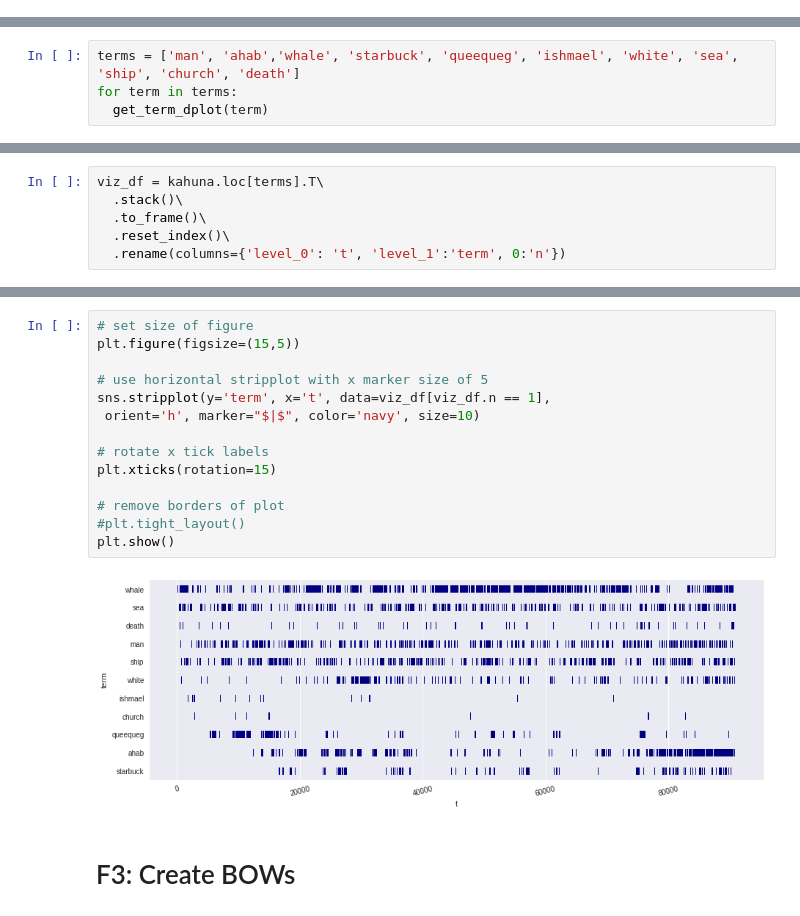
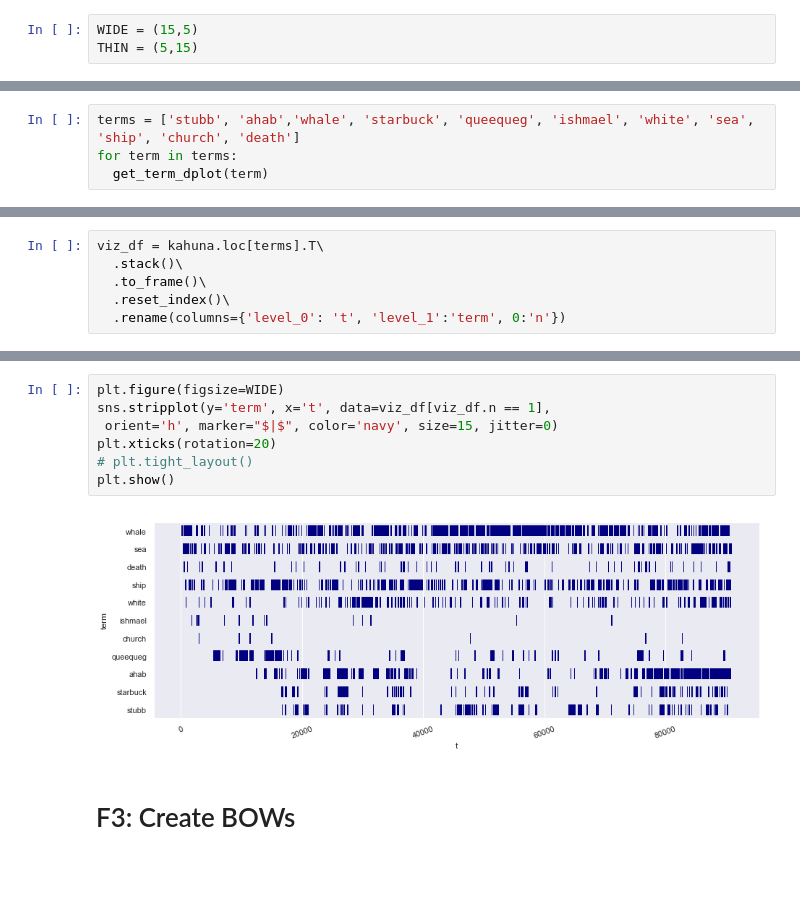
Before and after one commit to ontoligent-design/DS5559, a Jupyter notebook: first_foray.ipynb, the cells around one changed output, grey strips where cells are left out. Cells and saved outputs as stored; diff of their text form; blank space fills up the shorter version.

```diff
--- a/first_foray.ipynb
+++ b/first_foray.ipynb
@@ -8,3 +10,6 @@
+# %%
+WIDE = (15,5)
+THIN = (5,15)
 # %% [markdown]
 # Imports
 # %%
@@ -351,7 +354,7 @@ def get_term_dplot(term, figsize=(15,.5)):
   kahuna.loc[term].plot(figsize=figsize)
   plt.show()
 # %%
-terms = ['man', 'ahab','whale', 'starbuck', 'queequeg', 'ishmael', 'white', 'sea', 'ship', 'church', 'death']
+terms = ['stubb', 'ahab','whale', 'starbuck', 'queequeg', 'ishmael', 'white', 'sea', 'ship', 'church', 'death']
 for term in terms:
   get_term_dplot(term)
 # %% [output]
@@ -388,19 +391,12 @@ viz_df[viz_df.n > 0].sample(5)
 # %%
-# set size of figure
-plt.figure(figsize=(15,5))
-
-# use horizontal stripplot with x marker size of 5
+plt.figure(figsize=WIDE)
 sns.stripplot(y='term', x='t', data=viz_df[viz_df.n == 1],
- orient='h', marker="$|$", color='navy', size=10)
-
-# rotate x tick labels
-plt.xticks(rotation=15)
-
-# remove borders of plot
-#plt.tight_layout()
+ orient='h', marker="$|$", color='navy', size=15, jitter=0)
+plt.xticks(rotation=20)
+# plt.tight_layout()
 plt.show()
 # %% [output]
-[figure, old version]
+[figure, new version]
 # %% [markdown]
 # F3: Create BOWs
 # %% [markdown]
```
Also changed, not shown: parts of 29 cells of this notebook, 12 other files.
